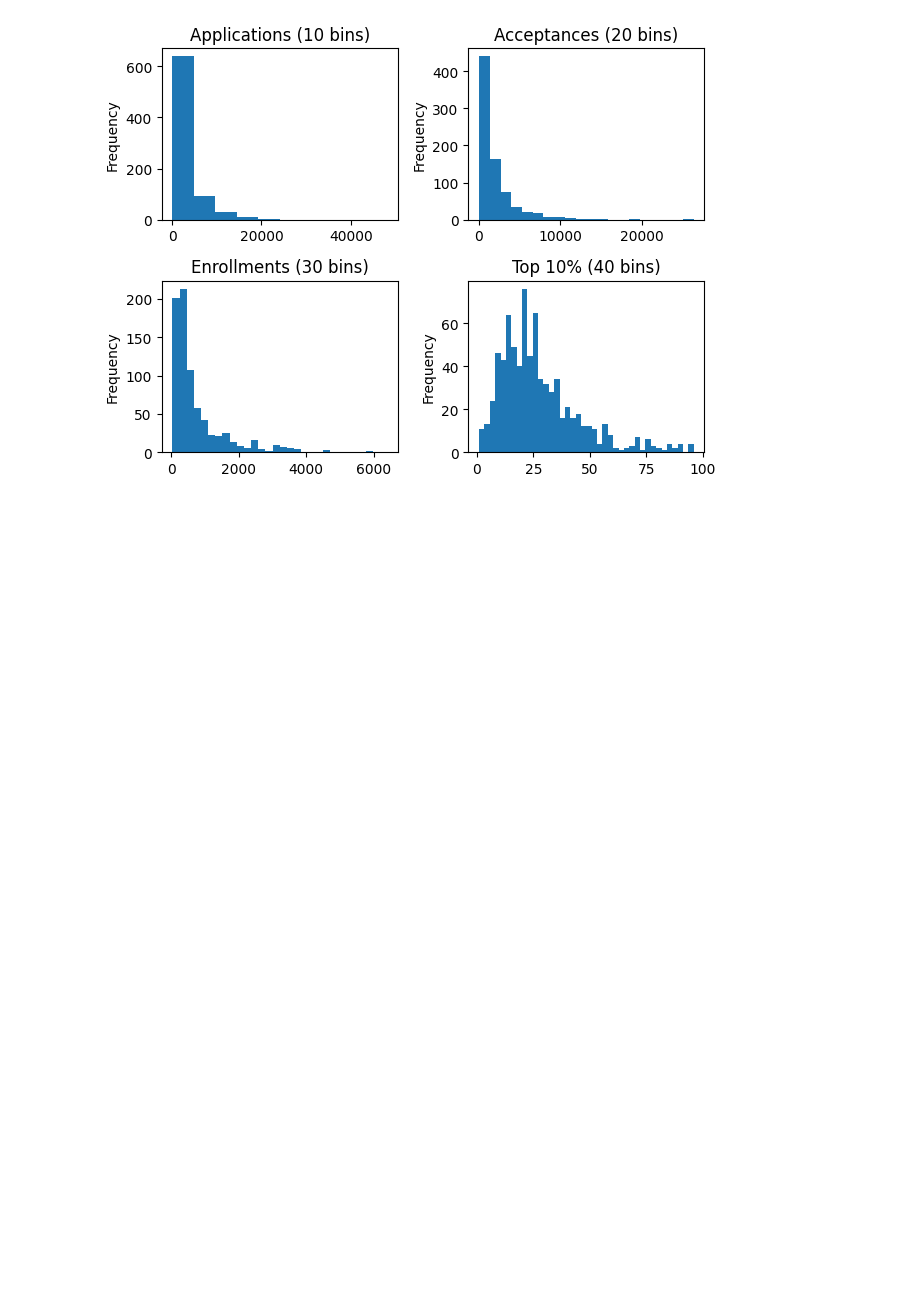
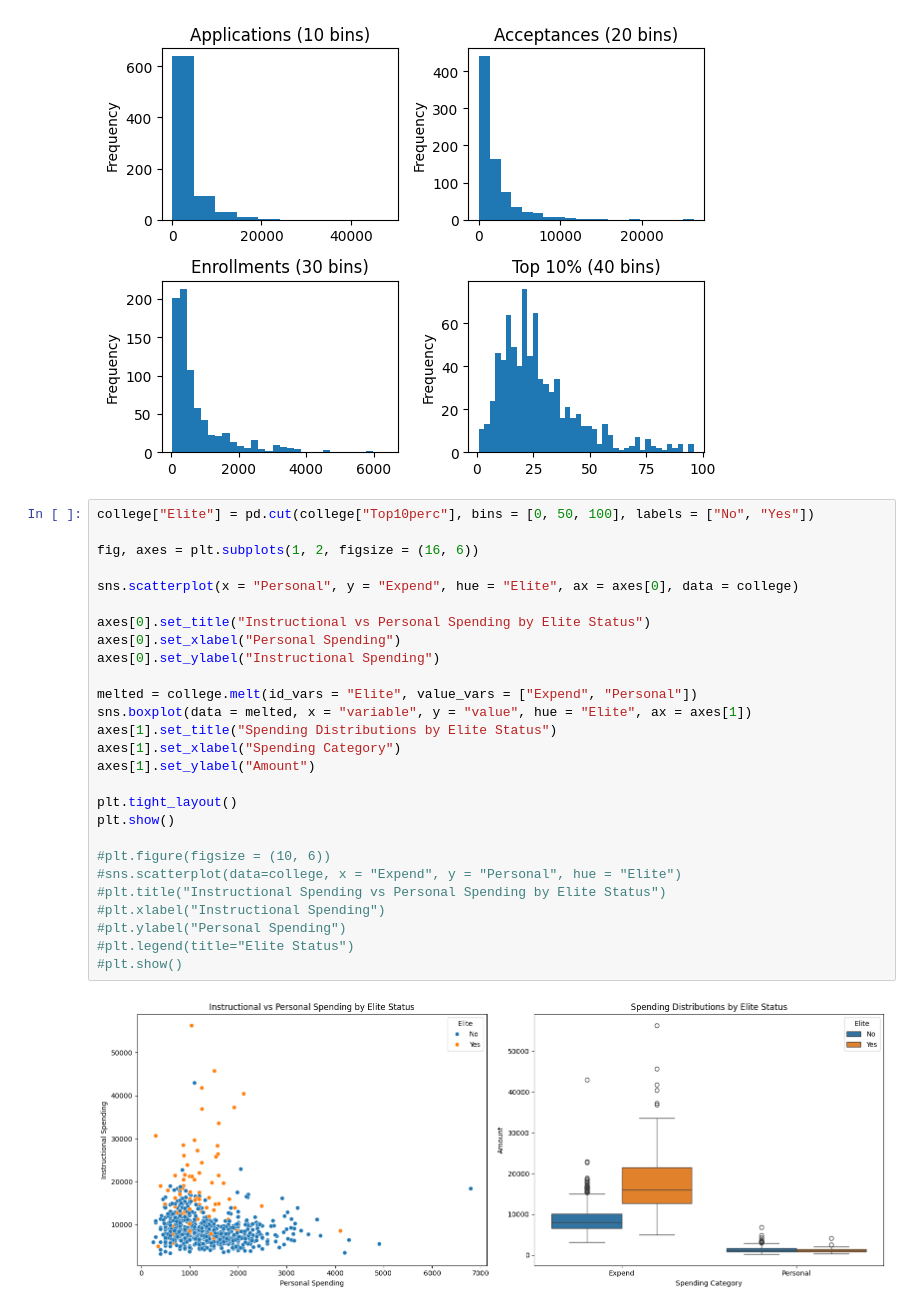
Before and after one commit to SamuelAirisniemi/Databehandling-Samuel-Airisniemi, a Jupyter notebook: Laboration-Databehandling/Laboration.ipynb, the cells around one changed output. Drawn from its saved outputs; the diff is of its cells as text; blank space fills up the shorter version.

```diff
--- a/Laboration-Databehandling/Laboration.ipynb
+++ b/Laboration-Databehandling/Laboration.ipynb
@@ -113,3 +113,32 @@ plt.tight_layout()
 plt.show()
 # %% [output]
 [figure]
+# %%
+college["Elite"] = pd.cut(college["Top10perc"], bins = [0, 50, 100], labels = ["No", "Yes"])
+
+fig, axes = plt.subplots(1, 2, figsize = (16, 6))
+
+sns.scatterplot(x = "Personal", y = "Expend", hue = "Elite", ax = axes[0], data = college)
+
+axes[0].set_title("Instructional vs Personal Spending by Elite Status")
+axes[0].set_xlabel("Personal Spending")
+axes[0].set_ylabel("Instructional Spending")
+
+melted = college.melt(id_vars = "Elite", value_vars = ["Expend", "Personal"])
+sns.boxplot(data = melted, x = "variable", y = "value", hue = "Elite", ax = axes[1])
+axes[1].set_title("Spending Distributions by Elite Status")
+axes[1].set_xlabel("Spending Category")
+axes[1].set_ylabel("Amount")
+
+plt.tight_layout()
+plt.show()
+
+#plt.figure(figsize = (10, 6))
+#sns.scatterplot(data=college, x = "Expend", y = "Personal", hue = "Elite")
+#plt.title("Instructional Spending vs Personal Spending by Elite Status")
+#plt.xlabel("Instructional Spending")
+#plt.ylabel("Personal Spending")
+#plt.legend(title="Elite Status")
+#plt.show()
+# %% [output]
+[figure, added]
```
Also changed, not shown: parts of 2 cells of this notebook.
